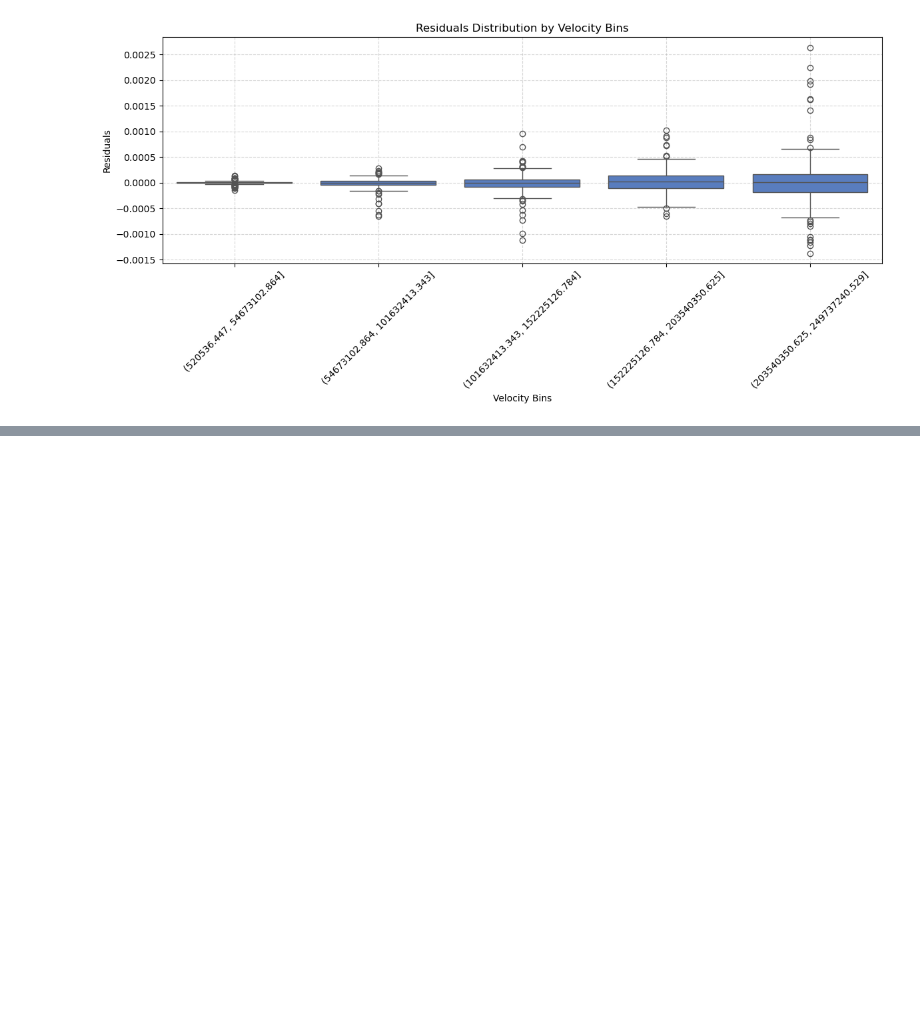
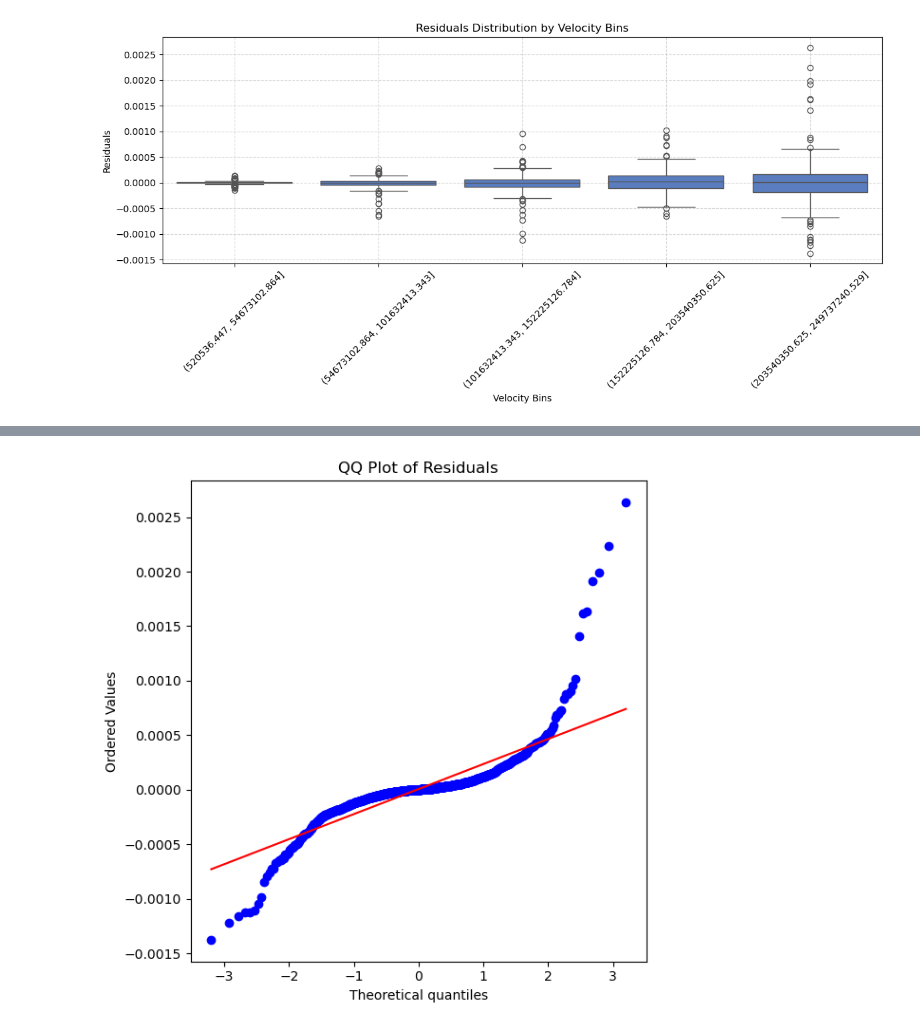
Before and after one commit to jobet1130/gravitime, a Jupyter notebook: notebooks/08_error_analysis.ipynb, the cells around one changed output, grey strips where cells are left out. Drawn from its saved outputs; the diff is of its cells as text; code cells hidden in the pictures; blank space fills up the shorter version.

```diff
--- a/notebooks/08_error_analysis.ipynb
+++ b/notebooks/08_error_analysis.ipynb
@@ -169,0 +207,8 @@ radius_m: Pearson correlation = -0.0042, p-value = 0.8936
+# %%
+plt.figure(figsize=(6, 6))
+stats.probplot(df["residuals"], dist="norm", plot=plt)
+plt.title("QQ Plot of Residuals")
+plt.tight_layout()
+plt.show()
+# %% [output]
+[figure, added]
```
Also changed, not shown: parts of 3 cells of this notebook.
